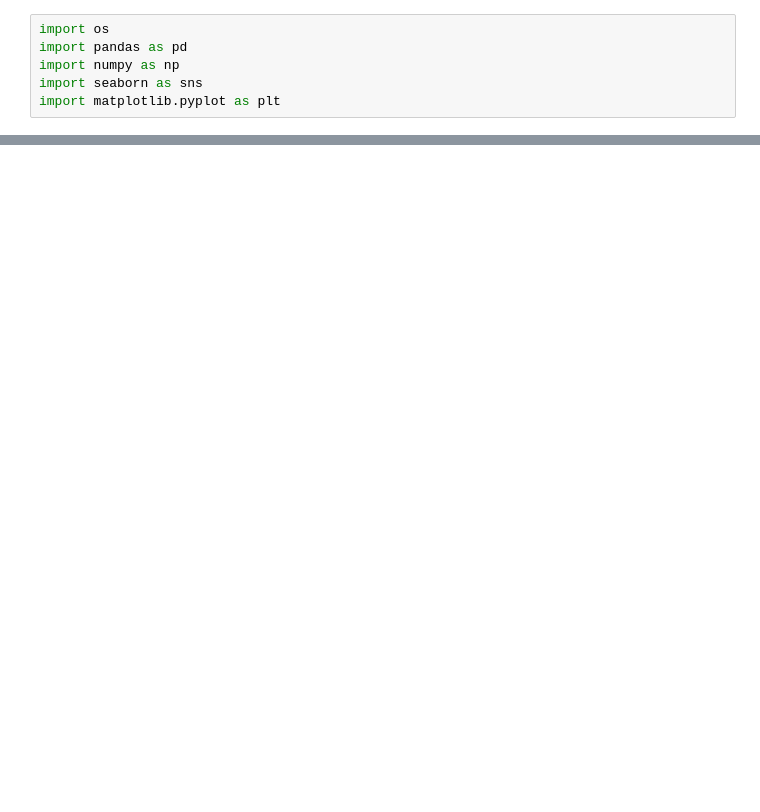
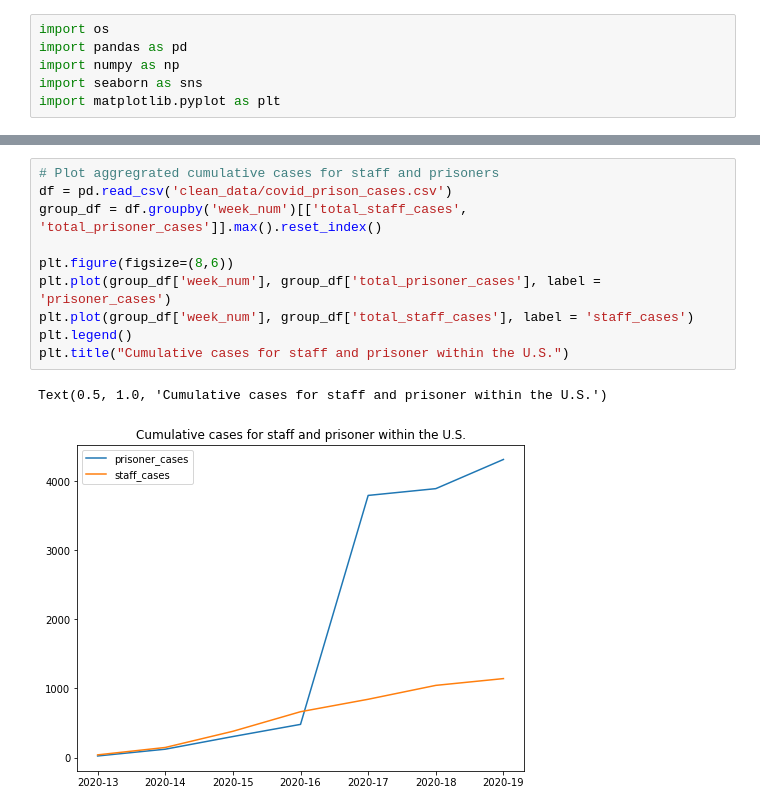
Before and after one commit to AmberCXX/Summer2020_MIT_COVID_Datathon, a Jupyter notebook: 02-exploratory-data-analysis.ipynb, the cells around one changed output, grey strips where cells are left out. Cells and saved outputs as stored; diff of their text form; blank space fills up the shorter version.

```diff
--- a/02-exploratory-data-analysis.ipynb
+++ b/02-exploratory-data-analysis.ipynb
@@ -28,0 +38,13 @@ all_states
+# %%
+# Plot aggregrated cumulative cases for staff and prisoners
+df = pd.read_csv('clean_data/covid_prison_cases.csv')
+group_df = df.groupby('week_num')[['total_staff_cases', 'total_prisoner_cases']].max().reset_index()
+
+plt.figure(figsize=(8,6))
+plt.plot(group_df['week_num'], group_df['total_prisoner_cases'], label = 'prisoner_cases')
+plt.plot(group_df['week_num'], group_df['total_staff_cases'], label = 'staff_cases')
+plt.legend()
+plt.title("Cumulative cases for staff and prisoner within the U.S.")
+# %% [output]
+Text(0.5, 1.0, 'Cumulative cases for staff and prisoner within the U.S.')
+[figure, added]
```
Also changed, not shown: parts of 12 cells of this notebook, 1 other file.
